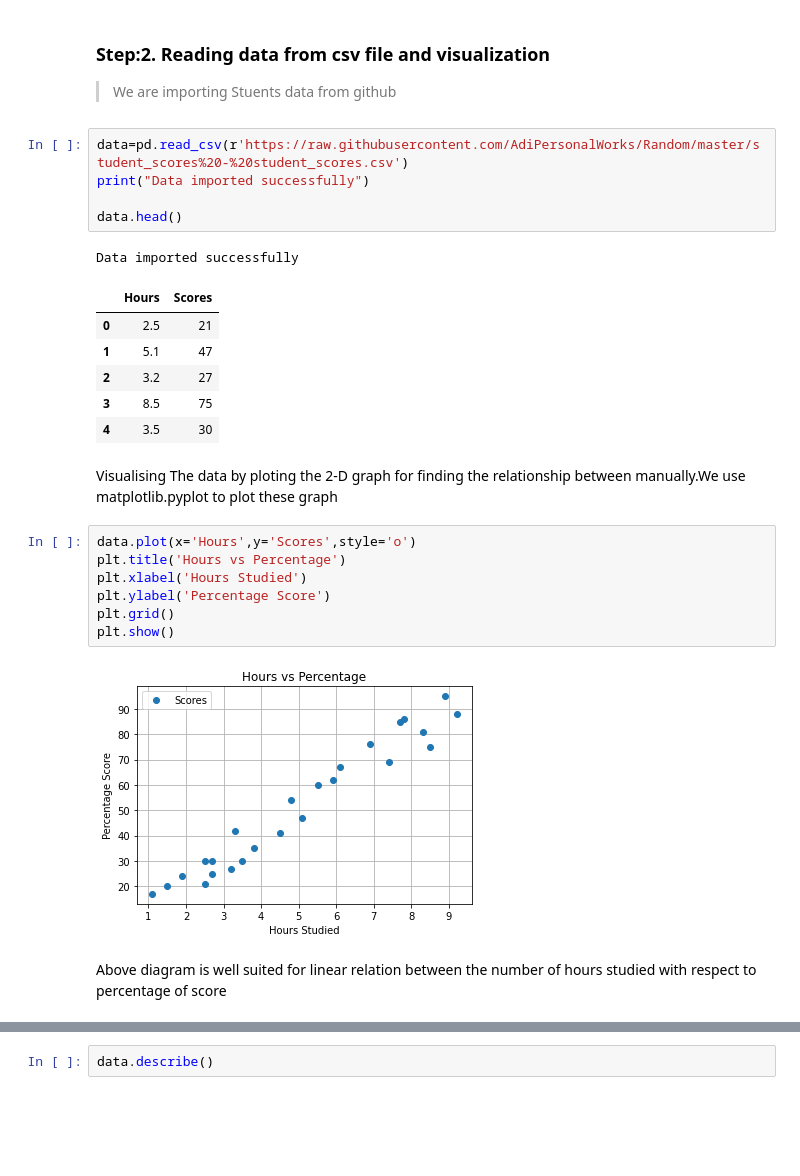
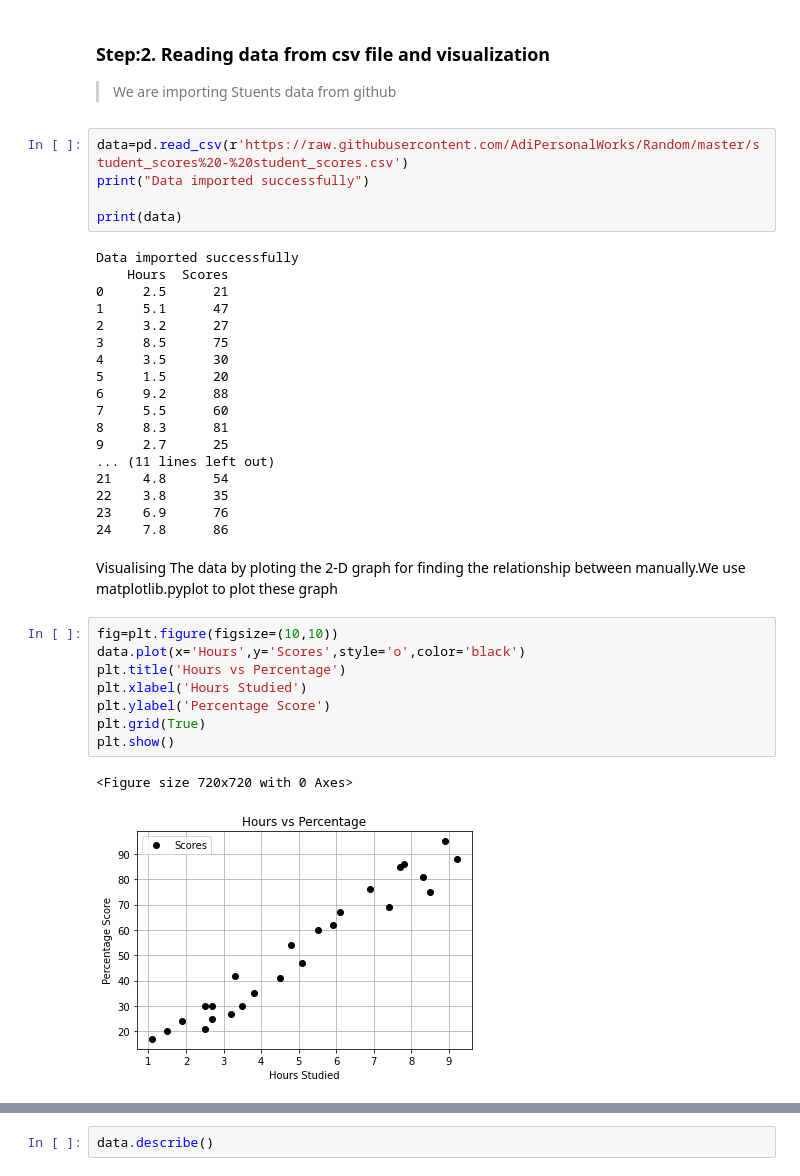
Before and after one commit to ShubhamSalokhe/The_Sparks_Foundation_Tasks, a Jupyter notebook: Task_1/Prediction using Supervised ML.ipynb, the cells around one changed output, grey strips where cells are left out. Cells and saved outputs as stored; diff of their text form; blank space fills up the shorter version.

```diff
--- a/Task_1/Prediction using Supervised ML.ipynb
+++ b/Task_1/Prediction using Supervised ML.ipynb
@@ -26,25 +29,35 @@ from sklearn.model_selection import train_test_split
 data=pd.read_csv(r'https://raw.githubusercontent.com/AdiPersonalWorks/Random/master/student_scores%20-%20student_scores.csv')
 print("Data imported successfully")
 
-data.head()
+print(data)
 # %% [output]
 Data imported successfully
+    Hours  Scores
+0     2.5      21
+1     5.1      47
+2     3.2      27
+3     8.5      75
+4     3.5      30
+5     1.5      20
+6     9.2      88
+7     5.5      60
+8     8.3      81
+9     2.7      25
+... (11 lines left out)
+21    4.8      54
+22    3.8      35
+23    6.9      76
+24    7.8      86
-|  | Hours | Scores |
-| 0 | 2.5 | 21 |
-| 1 | 5.1 | 47 |
-| 2 | 3.2 | 27 |
-| 3 | 8.5 | 75 |
-| 4 | 3.5 | 30 |
 # %% [markdown]
 Visualising The data by ploting the 2-D graph for finding the relationship between manually.We use matplotlib.pyplot to plot these graph
 # %%
-data.plot(x='Hours',y='Scores',style='o')
+fig=plt.figure(figsize=(10,10))
+data.plot(x='Hours',y='Scores',style='o',color='black')
 plt.title('Hours vs Percentage')
 plt.xlabel('Hours Studied')
 plt.ylabel('Percentage Score')
-plt.grid()
+plt.grid(True)
 plt.show()
 # %% [output]
+<Figure size 720x720 with 0 Axes>
-[figure, old version]
+[figure, new version]
-# %% [markdown]
-Above diagram is well suited for linear relation between the number of hours studied with respect to percentage of score
```
Also changed, not shown: parts of 12 cells of this notebook.
